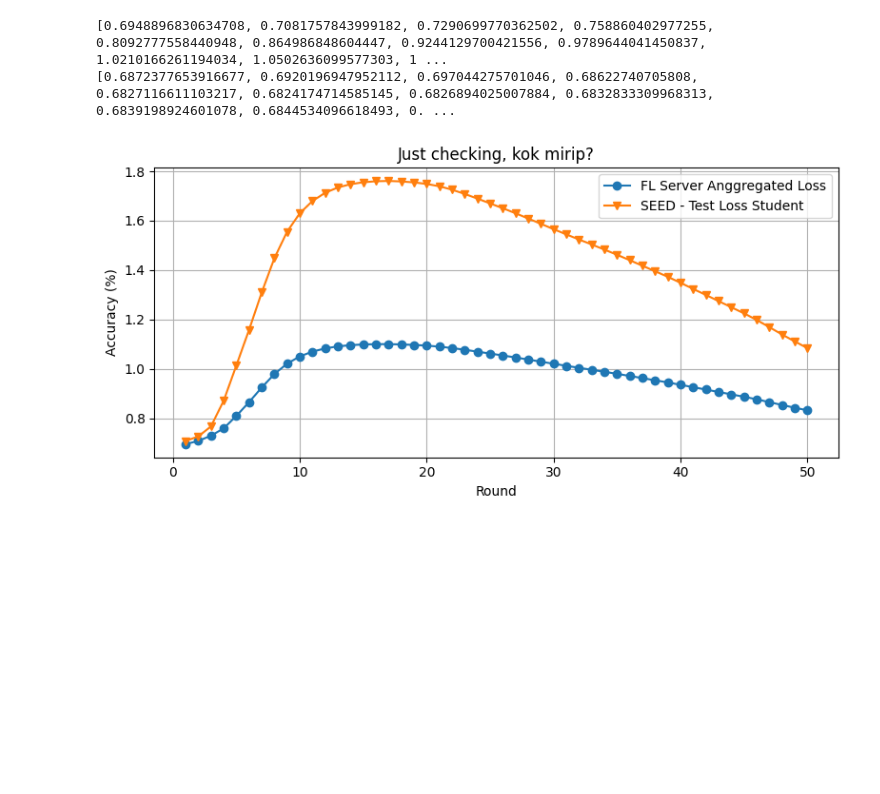
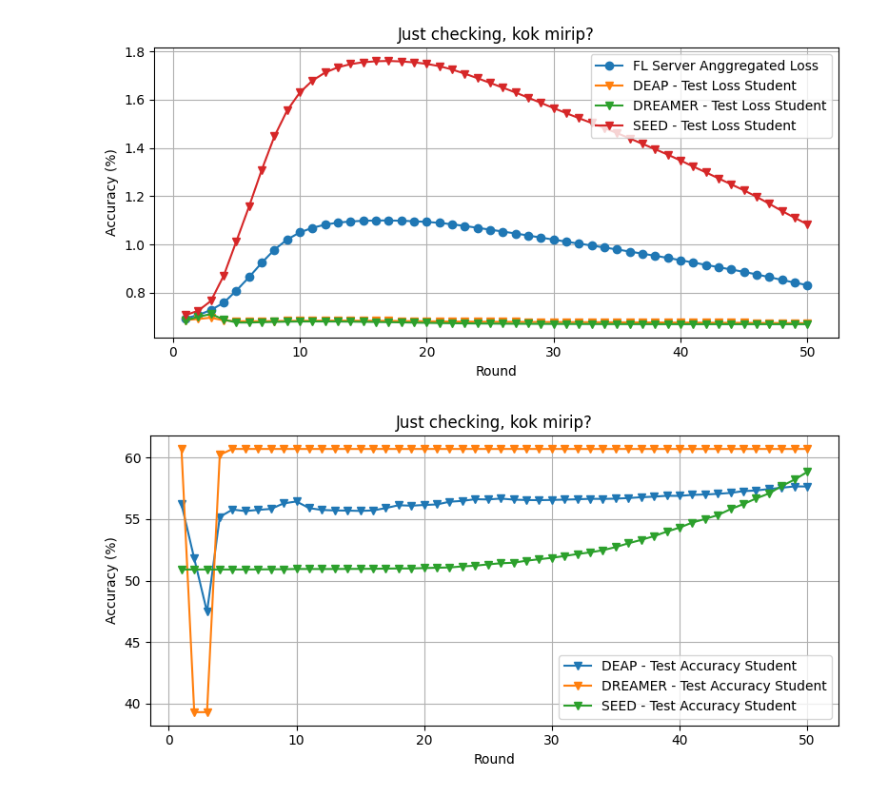
Before and after one commit to w4w4n78/federated-local-distillation-eeg, a Jupyter notebook: plot.ipynb, the cells around one changed output. Cells and saved outputs as stored; diff of their text form; code cells hidden in the pictures; blank space fills up the shorter version.

```diff
--- a/plot.ipynb
+++ b/plot.ipynb
@@ -3,7 +3,7 @@ import re
 import matplotlib.pyplot as plt
 
 # Define the path to your log file
-file_path = 'multirun/2024-11-12/16-53-12/4/main.log'  # Update this to your actual file path
+file_path = 'multirun/2024-11-13/14-16-58/0/main.log'  # Update this to your actual file path
 
 import re
 
@@ -231,21 +231,38 @@ plot_metric()
 # %%
-print(server_losses)
-print(test_loss_server)
+# print(server_losses)
+# print(test_loss_server)
 
 plt.figure(figsize=(8, 4))
 plt.plot(server_rounds, server_losses, label='FL Server Anggregated Loss', marker='o')
+plt.plot(rounds[:ds_rounds], test_loss_server[:ds_rounds], label='DEAP - Test Loss Student', marker='v')
+plt.plot(rounds[:ds_rounds], test_loss_server[ds_rounds:2*ds_rounds], label='DREAMER - Test Loss Student', marker='v')
 plt.plot(rounds[:ds_rounds], test_loss_server[2*ds_rounds:], label='SEED - Test Loss Student', marker='v')
 plt.title('Just checking, kok mirip?')
 plt.xlabel('Round')
 plt.ylabel('Accuracy (%)')
 # plt.xticks(rounds[60:])
 # plt.ylim(0, 100)  # Assuming accuracy is in percentage
 plt.grid()
 plt.legend()
 
 plt.tight_layout()
 plt.show()
+
+plt.figure(figsize=(8, 4))
+# plt.plot(server_rounds, server_losses, label='FL Server Anggregated Loss', marker='o')
+plt.plot(rounds[:ds_rounds], test_accuracy_server[:ds_rounds], label='DEAP - Test Accuracy Student', marker='v')
+plt.plot(rounds[:ds_rounds], test_accuracy_server[ds_rounds:2*ds_rounds], label='DREAMER - Test Accuracy Student', marker='v')
+plt.plot(rounds[:ds_rounds], test_accuracy_server[2*ds_rounds:], label='SEED - Test Accuracy Student', marker='v')
+plt.title('Just checking, kok mirip?')
+plt.xlabel('Round')
+plt.ylabel('Accuracy (%)')
+# plt.xticks(rounds[60:])
+# plt.ylim(0, 100)  # Assuming accuracy is in percentage
+plt.grid()
+plt.legend()
+
+plt.tight_layout()
+plt.show()
 # %% [output]
-[0.6948896830634708, 0.7081757843999182, 0.7290699770362502, 0.758860402977255, 0.8092777558440948, 0.864986848604447, 0.9244129700421556, 0.9789644041450837, 1.0210166261194034, 1.0502636099577303, 1 ...
-[0.6872377653916677, 0.6920196947952112, 0.697044275701046, 0.68622740705808, 0.6827116611103217, 0.6824174714585145, 0.6826894025007884, 0.6832833309968313, 0.6839198924601078, 0.6844534096618493, 0. ...
-[figure, old version]
+[figure, new version]
+[figure, added]
```
Also changed, not shown: parts of 1 cell of this notebook, 2 other files.
